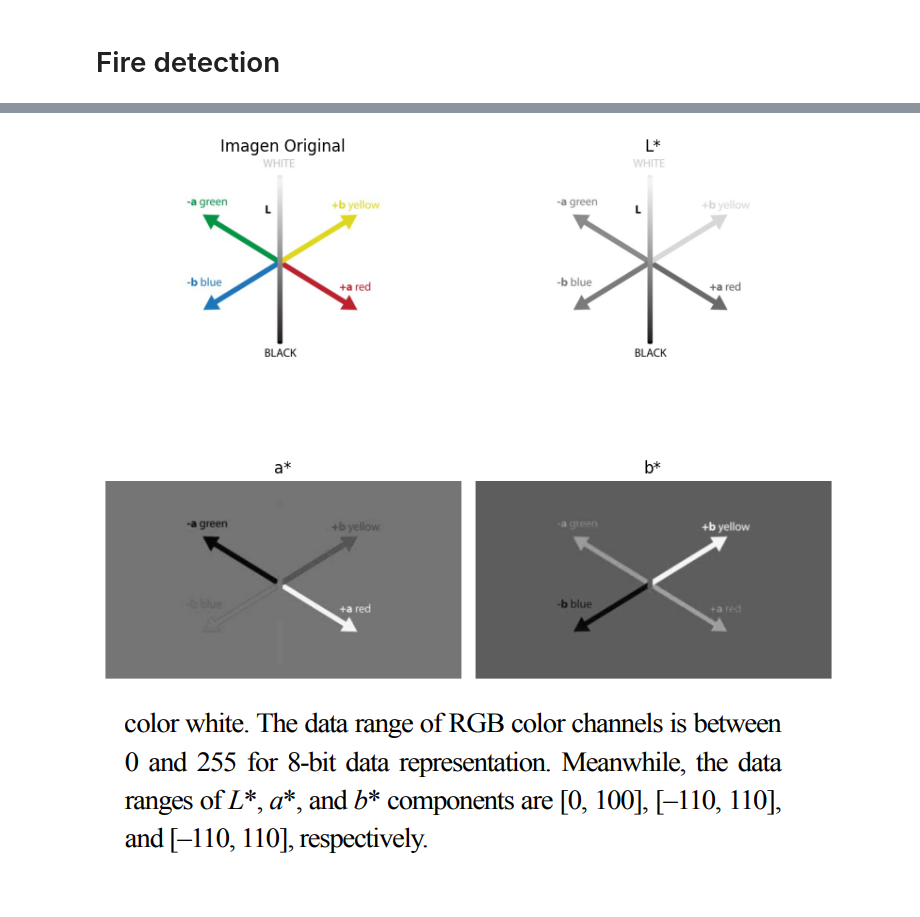
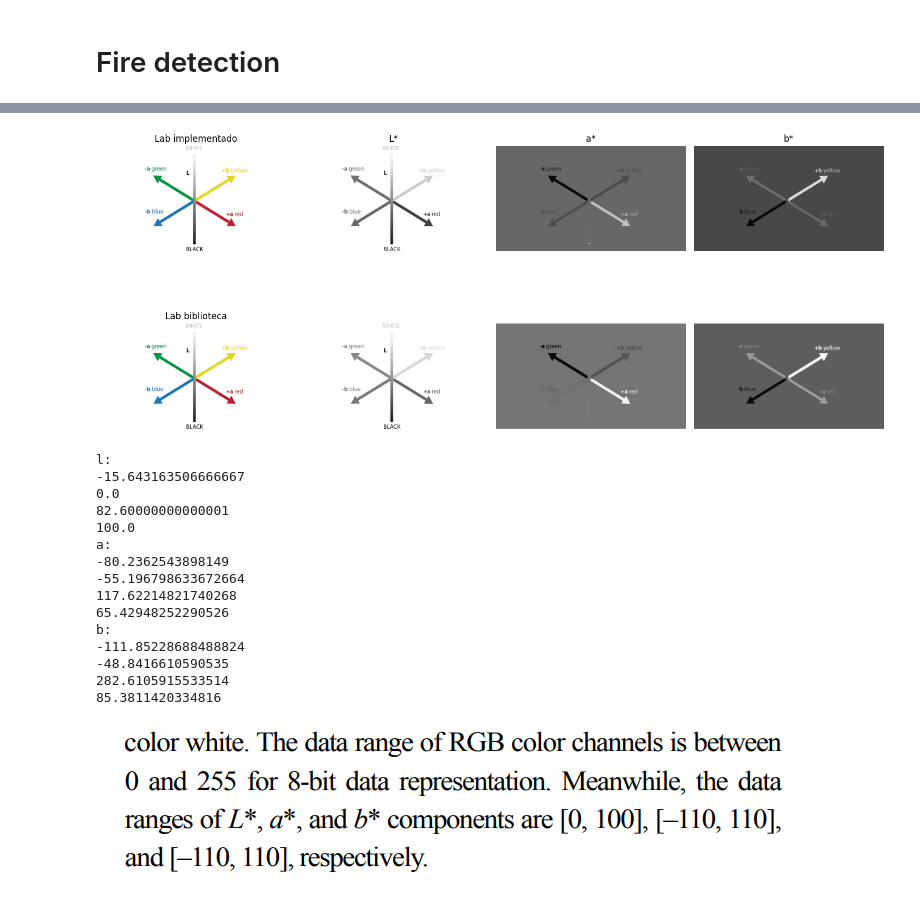
Before and after one commit to nachovigilante/pdi-fire-detection, a Jupyter notebook: fire_detection.ipynb, the cells around one changed output, grey strips where cells are left out. Drawn from its saved outputs; the diff is of its cells as text; code cells hidden in the pictures.

```diff
--- a/fire_detection.ipynb
+++ b/fire_detection.ipynb
@@ -24,6 +25,7 @@ def f_lab(t):
         res = t ** (1 / 3)
     else:
         7.787 * t + 16 / 116
+    return res
 
 
 def rgb_a_lab(r, g, b):
@@ -46,42 +48,98 @@ def rgb_a_lab(r, g, b):
     b = 500 * (f_lab(y / yn) - f_lab(z / zn))
     l = 0
     if y / yn > 0.00856:
-        116 * ((y / yn) ** 1 / 3) - 16
+        l=116 * ((y / yn) ** 1 / 3) - 16
     else:
-        903.3 * y / yn
+        l=903.3 * y / yn
     return (l, a, b)
 
 
+def rgb_a_lab_img(img):
+    h,w,_=img.shape
+    img_lab=np.zeros((h,w,3))
+    for i in range(h):
+        for j in range(w):
+            r,g,b=img[i,j]
+            img_lab[i,j]=rgb_a_lab(r,g,b)
+    return img_lab
+
+
 # o usar img_lab = rgb2lab(img)
 # %%
 img = load_image("./images/CIELAB.jpg")
 
-img_lab = rgb2lab(img)
+#img = io.imread("./images/CIELAB.jpg")
+
+img_lab=rgb_a_lab_img(img)
+img_lab_lib=rgb2lab(img)
 
 l = img_lab[:, :, 0]
 a = img_lab[:, :, 1]
 b = img_lab[:, :, 2]
 
-fig, axes = plt.subplots(2, 2, figsize=(8, 8))
+l_lib = img_lab_lib[:, :, 0]
+a_lib = img_lab_lib[:, :, 1]
+b_lib = img_lab_lib[:, :, 2]
+
+
+fig, axes = plt.subplots(2, 4, figsize=(15, 8))
 ax = axes.ravel()
 
 ax[0].imshow(img)  # Imagen Compuesta
 ax[1].imshow(l, cmap=plt.cm.gray)  # L*
 ax[2].imshow(a, cmap=plt.cm.gray)  # a*
 ax[3].imshow(b, cmap=plt.cm.gray)  # b*
 
-for a in ax:
-    a.axis('off')
+ax[4].imshow(img)  # Imagen Compuesta
+ax[5].imshow(l_lib, cmap=plt.cm.gray)  # L*
+ax[6].imshow(a_lib, cmap=plt.cm.gray)  # a*
+ax[7].imshow(b_lib, cmap=plt.cm.gray)  # b*
 
-ax[0].set_title('Imagen Original')
+
+for t in ax:
+    t.axis('off')
+
+ax[0].set_title('Lab implementado')
 ax[1].set_title('L*')
 ax[2].set_title('a*')
 ax[3].set_title('b*')
-
+ax[4].set_title('Lab biblioteca')
 fig.tight_layout()
 plt.show()
+
+####hay que arreglar rgb a lab..
+print('l:')
+print(np.min(l))
+print(np.min(l_lib))
+print(np.max(l))
+print(np.max(l_lib))
+print('a:')
+print(np.min(a))
+print(np.min(a_lib))
+print(np.max(a))
+print(np.max(a_lib))
+print('b:')
+print(np.min(b))
+print(np.min(b_lib))
+print(np.max(b))
+print(np.max(b_lib))
 # %% [output]
-[figure, old version]
+[figure, new version]
+l:
+-15.643163506666667
+0.0
+82.60000000000001
+100.0
+a:
+-80.2362543898149
+-55.196798633672664
+117.62214821740268
+65.42948252290526
+b:
+-111.85228688488824
+-48.8416610590535
+282.6105915533514
+85.3811420334816
 # %% [markdown]
 ![image.png](attachment:image.png)
 
```
Also changed, not shown: parts of 3 cells of this notebook, 3 other files.
